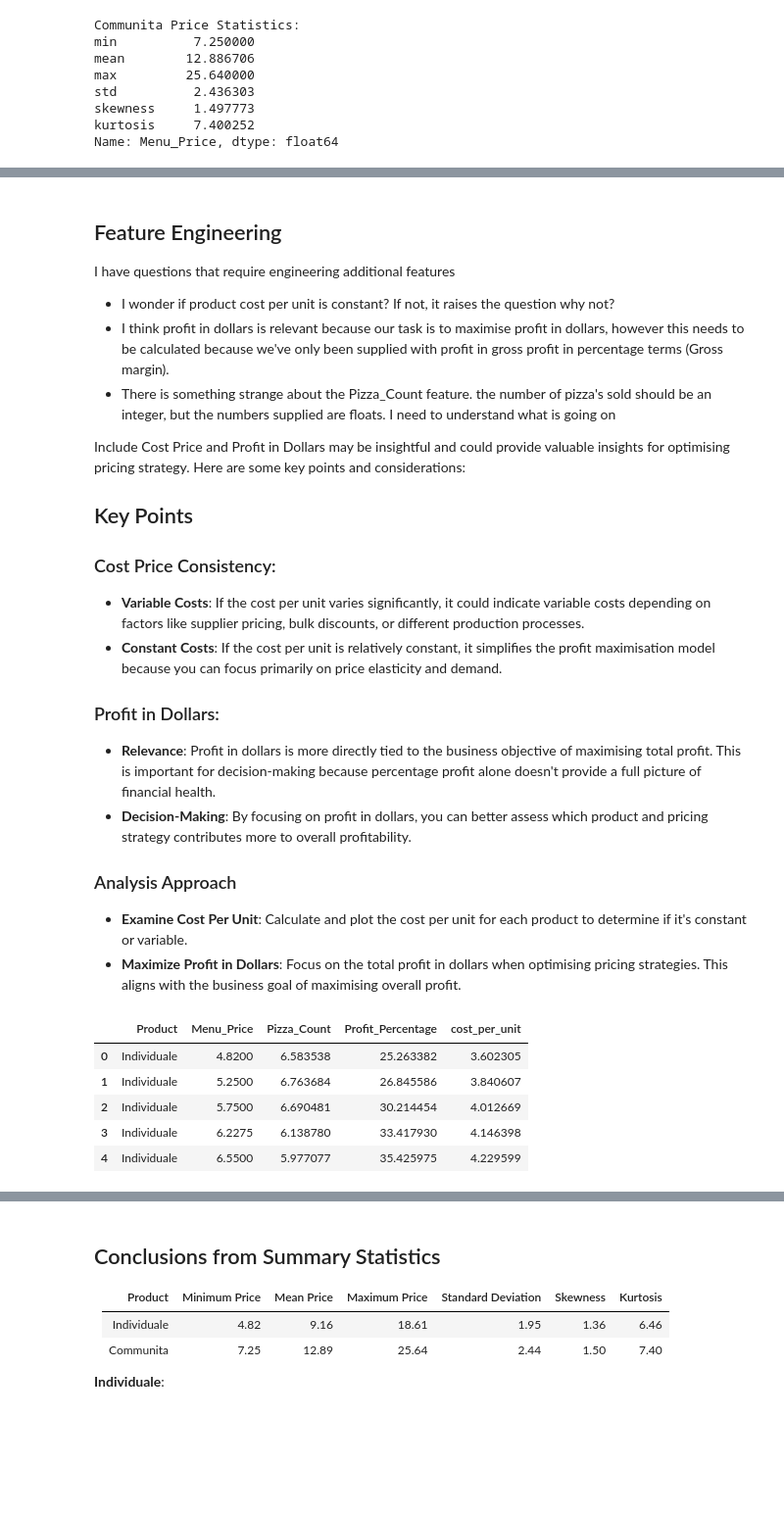
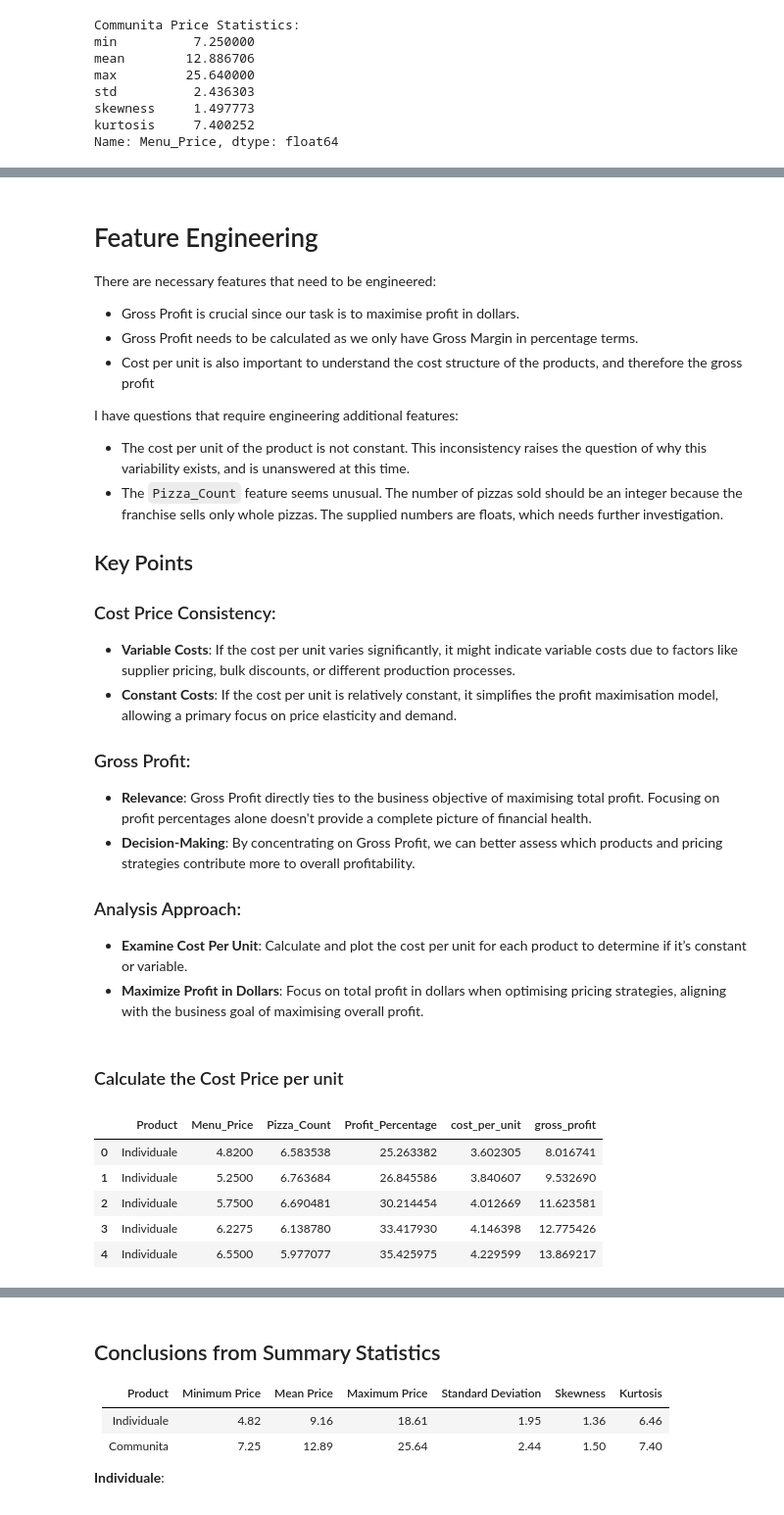
Before and after one commit to mkingopng/Dominos_senior_data_scientist, a Jupyter notebook: src/eda.ipynb, the cells around one changed output, grey strips where cells are left out. Shown at 98% size. Drawn from its saved outputs; the diff is of its cells as text; code cells hidden in the pictures; blank space fills up the shorter version.

```diff
--- a/src/eda.ipynb
+++ b/src/eda.ipynb
@@ -83,34 +123,37 @@ Name: Menu_Price, dtype: float64
 # %% [markdown]
-## Feature Engineering
-I have questions that require engineering additional features
-- I wonder if product cost per unit is constant? If not, it raises the question why not?
-- I think profit in dollars is relevant because our task is to maximise profit in dollars, however this needs to be calculated because we've only been supplied with profit in gross profit in  percentage terms (Gross margin).
-- There is something strange about the Pizza_Count feature. the number of pizza's sold should be an integer, but the numbers supplied are floats. I need to understand what is going on
+# Feature Engineering
+There are necessary features that need to be engineered:
+- Gross Profit is crucial since our task is to maximise profit in dollars.
+- Gross Profit needs to be calculated as we only have Gross Margin in percentage terms.
+- Cost per unit is also important to understand the cost structure of the products, and therefore the gross profit
 
-
-Include Cost Price and Profit in Dollars may be insightful and could provide valuable insights for optimising pricing strategy. Here are some key points and considerations:
+I have questions that require engineering additional features:
+- The cost per unit of the product is not constant. This inconsistency raises the question of why this variability exists, and is unanswered at this time.
+- The `Pizza_Count` feature seems unusual. The number of pizzas sold should be an integer because the franchise sells only whole pizzas. The supplied numbers are floats, which needs further investigation.
 
 ## Key Points
 
 ### Cost Price Consistency:
-- **Variable Costs**: If the cost per unit varies significantly, it could indicate variable costs depending on factors like supplier pricing, bulk discounts, or different production processes.
-- **Constant Costs**: If the cost per unit is relatively constant, it simplifies the profit maximisation model because you can focus primarily on price elasticity and demand.
+- **Variable Costs**: If the cost per unit varies significantly, it might indicate variable costs due to factors like supplier pricing, bulk discounts, or different production processes.
+- **Constant Costs**: If the cost per unit is relatively constant, it simplifies the profit maximisation model, allowing a primary focus on price elasticity and demand.
 
-### Profit in Dollars:
-- **Relevance**: Profit in dollars is more directly tied to the business objective of maximising total profit. This is important for decision-making because percentage profit alone doesn't provide a full picture of financial health.
- - **Decision-Making**: By focusing on profit in dollars, you can better assess which product and pricing strategy contributes more to overall profitability.
+### Gross Profit:
+- **Relevance**: Gross Profit directly ties to the business objective of maximising total profit. Focusing on profit percentages alone doesn't provide a complete picture of financial health.
+- **Decision-Making**: By concentrating on Gross Profit, we can better assess which products and pricing strategies contribute more to overall profitability.
 
-### Analysis Approach
-- **Examine Cost Per Unit**: Calculate and plot the cost per unit for each product to determine if it's constant or variable.
-- **Maximize Profit in Dollars**: Focus on the total profit in dollars when optimising pricing strategies. This aligns with the business goal of maximising overall profit.
+### Analysis Approach:
+- **Examine Cost Per Unit**: Calculate and plot the cost per unit for each product to determine if it’s constant or variable.
+- **Maximize Profit in Dollars**: Focus on total profit in dollars when optimising pricing strategies, aligning with the business goal of maximising overall profit.
+# %% [markdown]
+### Calculate the Cost Price per unit
 # %%
-# Calculate the Cost Price
 df['cost_per_unit'] = df['Menu_Price'] * (1 - df['Profit_Percentage'] / 100)
+df['gross_profit'] = (df['Menu_Price'] - df['cost_per_unit']) * df['Pizza_Count']
 df.head()
 # %% [output]
-|  | Product | Menu_Price | Pizza_Count | Profit_Percentage | cost_per_unit |
-| 0 | Individuale | 4.8200 | 6.583538 | 25.263382 | 3.602305 |
-| 1 | Individuale | 5.2500 | 6.763684 | 26.845586 | 3.840607 |
-| 2 | Individuale | 5.7500 | 6.690481 | 30.214454 | 4.012669 |
-| 3 | Individuale | 6.2275 | 6.138780 | 33.417930 | 4.146398 |
-| 4 | Individuale | 6.5500 | 5.977077 | 35.425975 | 4.229599 |
+|  | Product | Menu_Price | Pizza_Count | Profit_Percentage | cost_per_unit | gross_profit |
+| 0 | Individuale | 4.8200 | 6.583538 | 25.263382 | 3.602305 | 8.016741 |
+| 1 | Individuale | 5.2500 | 6.763684 | 26.845586 | 3.840607 | 9.532690 |
+| 2 | Individuale | 5.7500 | 6.690481 | 30.214454 | 4.012669 | 11.623581 |
+| 3 | Individuale | 6.2275 | 6.138780 | 33.417930 | 4.146398 | 12.775426 |
+| 4 | Individuale | 6.5500 | 5.977077 | 35.425975 | 4.229599 | 13.869217 |
```
Also changed, not shown: parts of 132 cells of this notebook, 13 other files.
